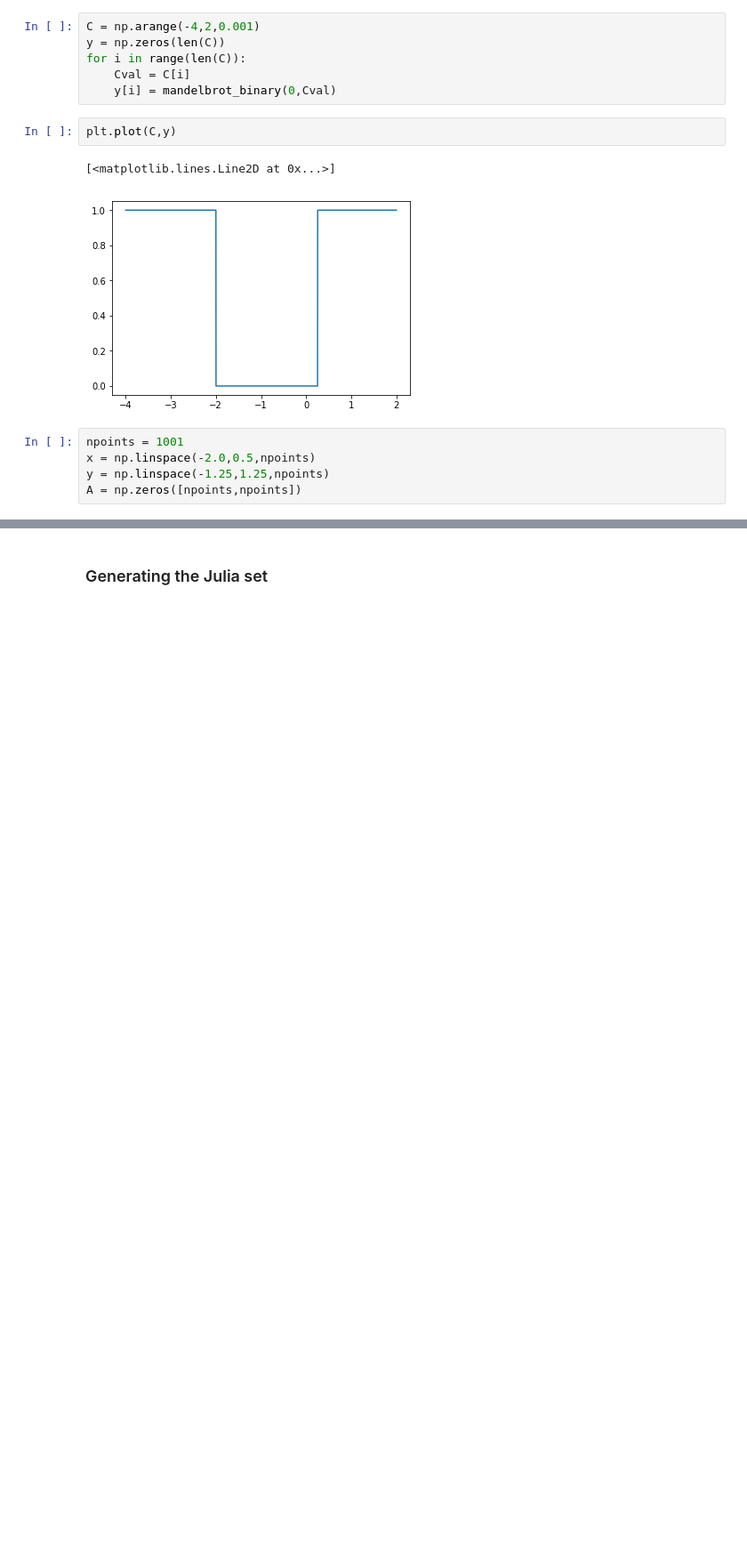
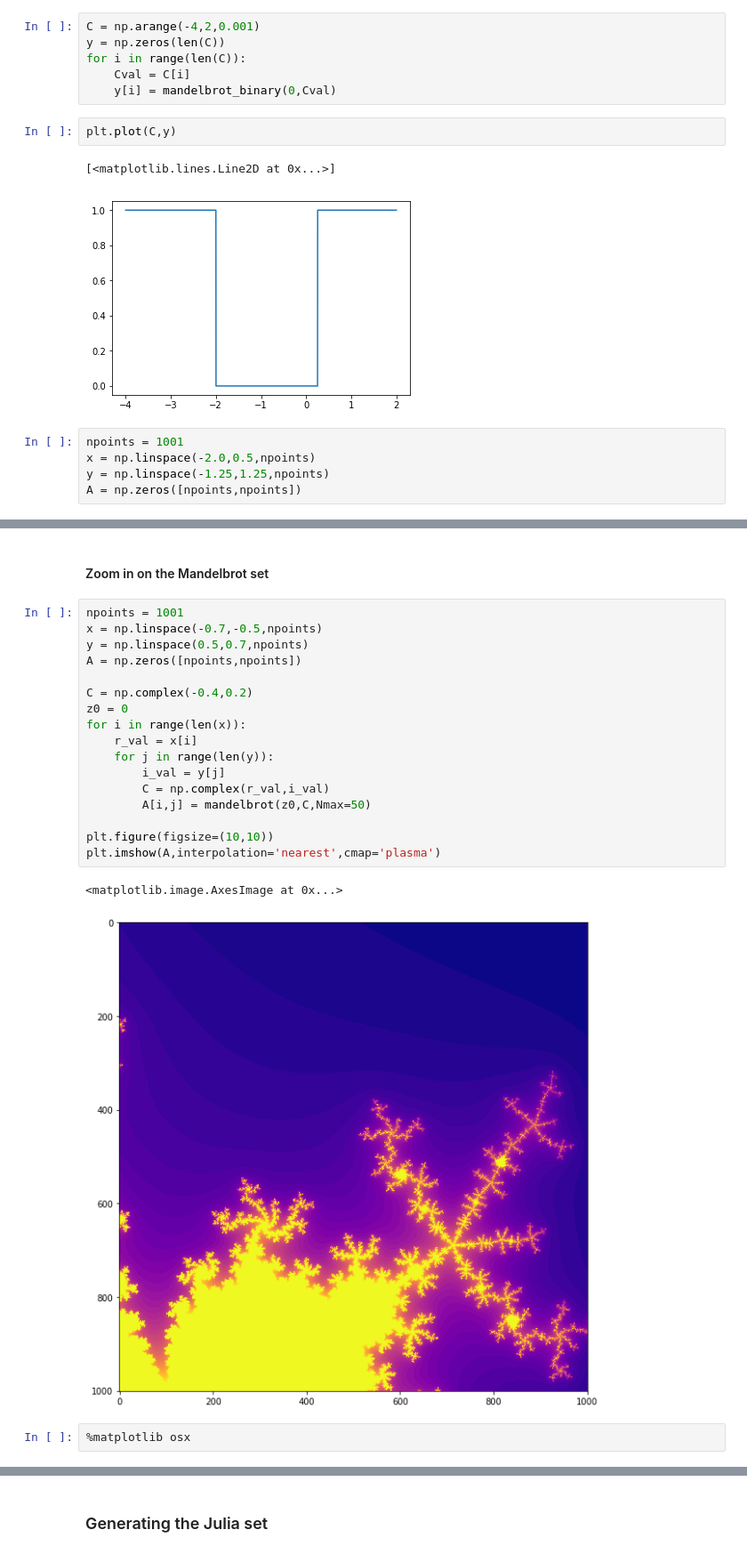
Before and after one commit to rmartinshort/EPS109_fall2018, a Jupyter notebook: Mandelbrot_set.ipynb, the cells around one changed output, grey strips where cells are left out. Shown at 89% size. Saved outputs shown, nothing was run; the diff lists cells and outputs as text; blank space fills up the shorter version.

```diff
--- a/Mandelbrot_set.ipynb
+++ b/Mandelbrot_set.ipynb
@@ -61,0 +82,24 @@ plt.imshow(A,interpolation='nearest',cmap='jet')
+# %% [markdown]
+#### Zoom in on the Mandelbrot set
+# %%
+npoints = 1001
+x = np.linspace(-0.7,-0.5,npoints)
+y = np.linspace(0.5,0.7,npoints)
+A = np.zeros([npoints,npoints])
+
+C = np.complex(-0.4,0.2)
+z0 = 0
+for i in range(len(x)):
+    r_val = x[i]
+    for j in range(len(y)):
+        i_val = y[j]
+        C = np.complex(r_val,i_val)
+        A[i,j] = mandelbrot(z0,C,Nmax=50)
+
+plt.figure(figsize=(10,10))
+plt.imshow(A,interpolation='nearest',cmap='plasma')
+# %% [output]
+<matplotlib.image.AxesImage at 0x...>
+[figure, added]
+# %%
+%matplotlib osx
```
Also changed, not shown: parts of 21 cells of this notebook.
